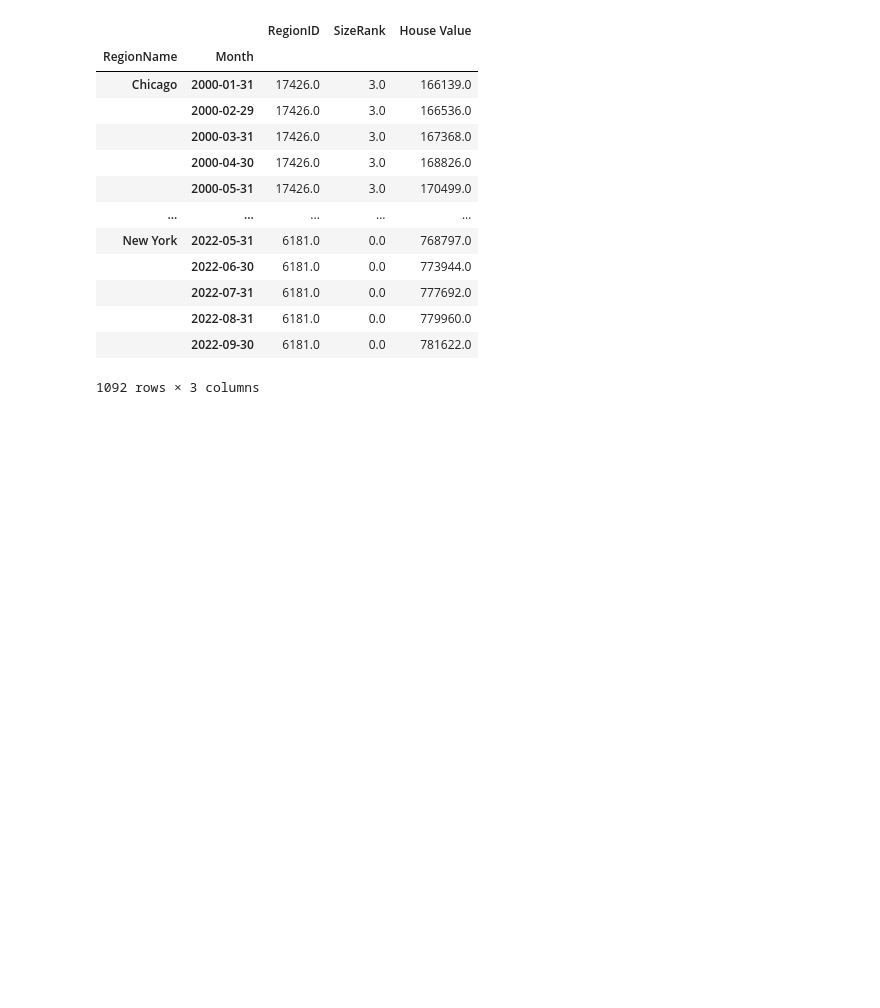
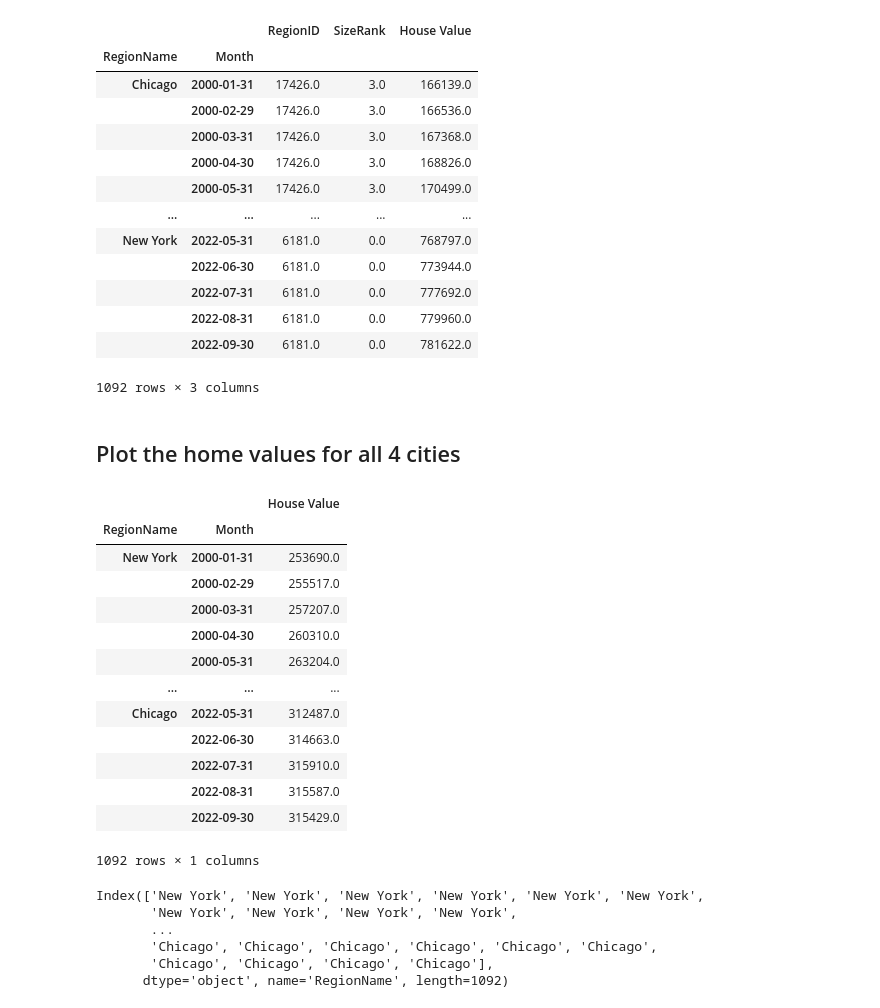
Before and after one commit to andreacohen7/Zillow-House-Value-Index, a Jupyter notebook: Preparing Time Series from Wide-Form Data.ipynb, the cells around one changed output. Cells and saved outputs as stored; diff of their text form; code cells hidden in the pictures; blank space fills up the shorter version.

```diff
--- a/Preparing Time Series from Wide-Form Data.ipynb
+++ b/Preparing Time Series from Wide-Form Data.ipynb
@@ -127,3 +127,34 @@ df_ts
 |  | 2022-08-31 | 6181.0 | 0.0 | 779960.0 |
 |  | 2022-09-30 | 6181.0 | 0.0 | 781622.0 |
 1092 rows × 3 columns
+# %% [markdown]
+## Plot the home values for all 4 cities
+# %%
+cities = ['New York', 'Los Angeles', 'Houston', 'Chicago']
+plot_df = df_ts.loc[cities].copy()
+plot_df = plot_df.drop(columns = ['RegionID', 'SizeRank'])
+plot_df
+# %% [output]
+|  |  | House Value |
+| RegionName | Month |  |
+| New York | 2000-01-31 | 253690.0 |
+|  | 2000-02-29 | 255517.0 |
+|  | 2000-03-31 | 257207.0 |
+|  | 2000-04-30 | 260310.0 |
+|  | 2000-05-31 | 263204.0 |
+| ... | ... | ... |
+| Chicago | 2022-05-31 | 312487.0 |
+|  | 2022-06-30 | 314663.0 |
+|  | 2022-07-31 | 315910.0 |
+|  | 2022-08-31 | 315587.0 |
+|  | 2022-09-30 | 315429.0 |
+1092 rows × 1 columns
+# %%
+plot_df.index.get_level_values(0)
+# %% [output]
+Index(['New York', 'New York', 'New York', 'New York', 'New York', 'New York',
+       'New York', 'New York', 'New York', 'New York',
+       ...
+       'Chicago', 'Chicago', 'Chicago', 'Chicago', 'Chicago', 'Chicago',
+       'Chicago', 'Chicago', 'Chicago', 'Chicago'],
+      dtype='object', name='RegionName', length=1092)
```
Also changed, not shown: parts of 7 cells of this notebook.
